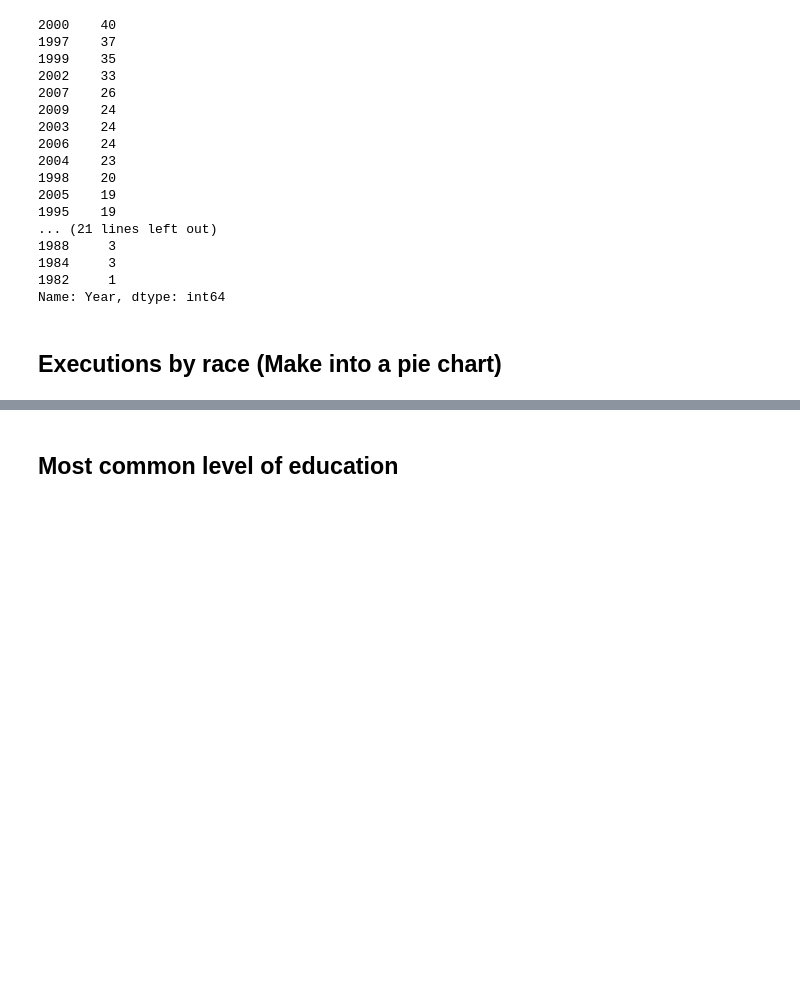
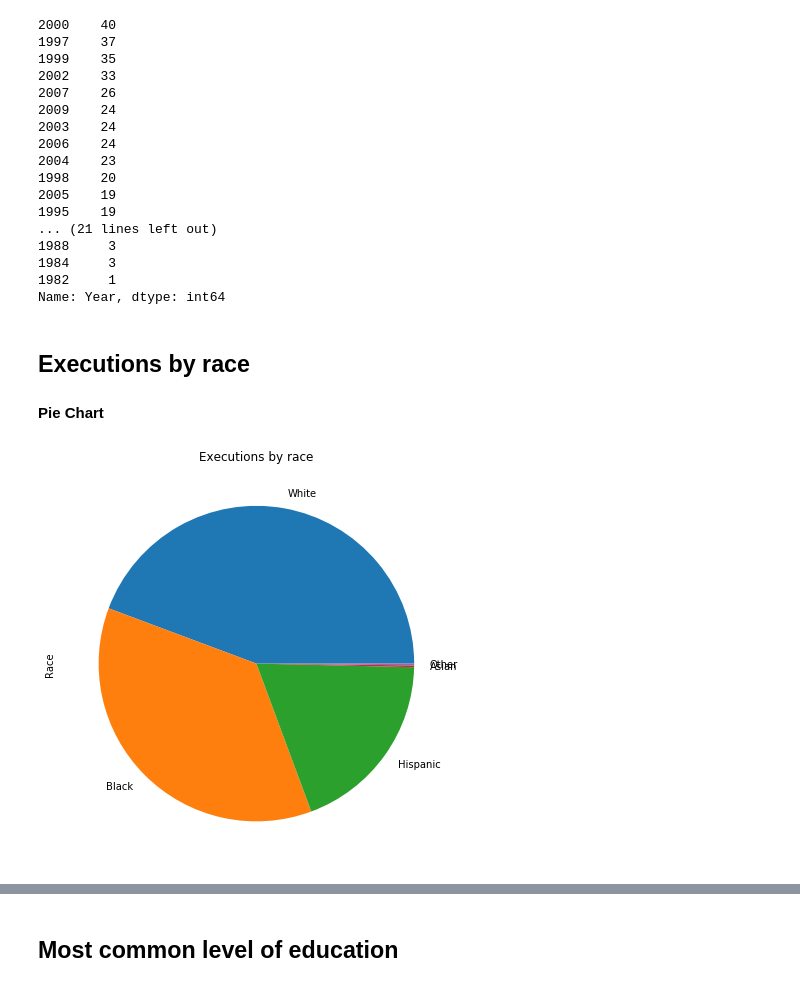
Before and after one commit to aow207/data-studio-projects, a Jupyter notebook: Famous Last Words/Last Words.ipynb, the cells around one changed output, grey strips where cells are left out. Drawn from its saved outputs; the diff is of its cells as text; code cells hidden in the pictures; blank space fills up the shorter version.

```diff
--- a/Famous Last Words/Last Words.ipynb
+++ b/Famous Last Words/Last Words.ipynb
@@ -93,4 +98,12 @@ df['Year'].value_counts()
 1982     1
 Name: Year, dtype: int64
 # %% [markdown]
-## Executions by race (Make into a pie chart)
+## Executions by race
+#### Pie Chart
+# %%
+race = df['Race'].value_counts(normalize=True) * 100
+race.plot(kind='pie', figsize=(10, 6), title="Executions by race")
+plt.tight_layout()
+plt.savefig("race.pdf")
+# %% [output]
+[figure, added]
```
Also changed, not shown: parts of 12 cells of this notebook, 4 other files.
